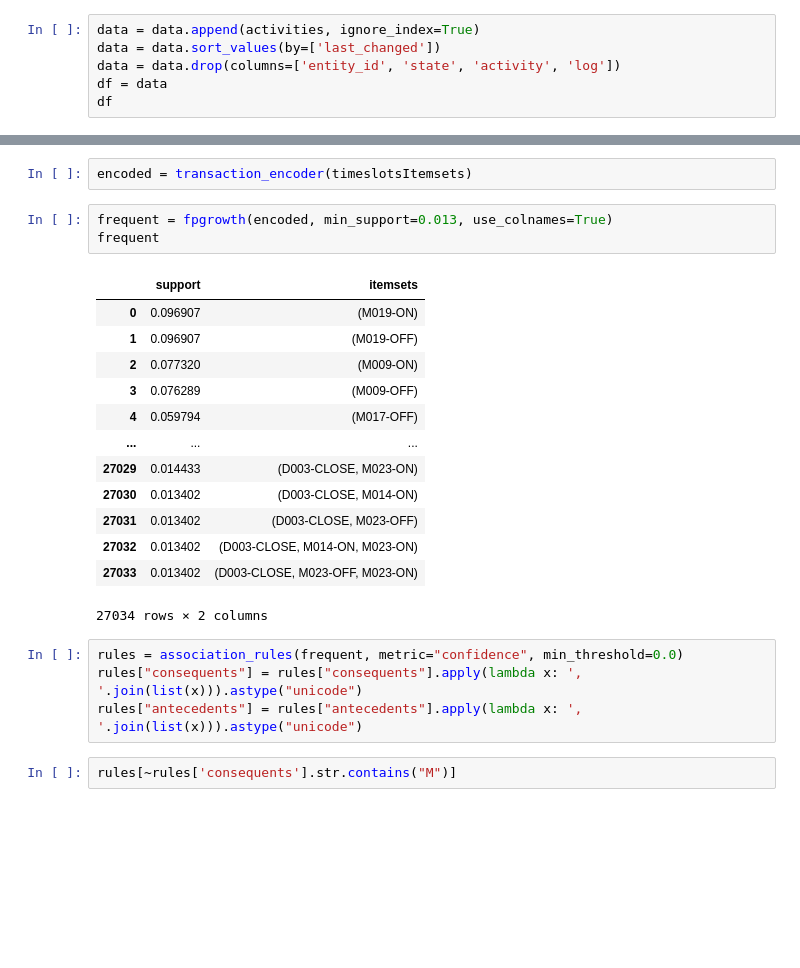
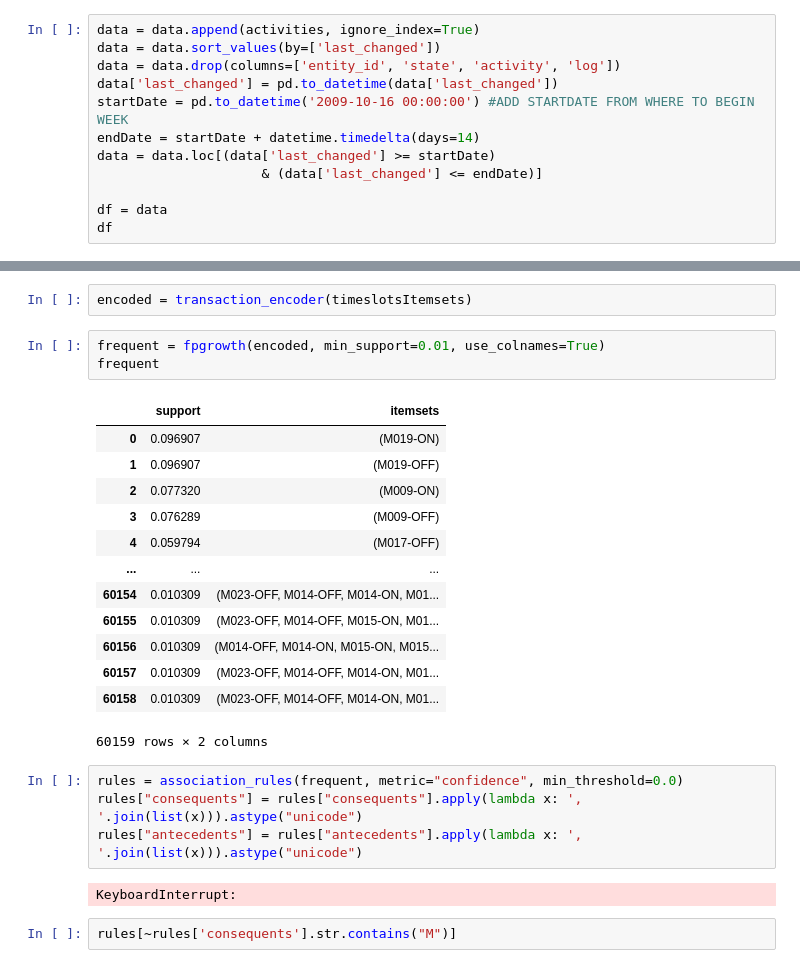
Before and after one commit to Jordenjj/SHASFARM, a Jupyter notebook: validation.ipynb, the cells around one changed output, grey strips where cells are left out. Saved outputs shown, nothing was run; the diff lists cells and outputs as text; blank space fills up the shorter version.

```diff
--- a/validation.ipynb
+++ b/validation.ipynb
@@ -76,6 +76,12 @@ See the caveats in the documentation: https://pandas.pydata.org/pandas-docs/stab
 data = data.append(activities, ignore_index=True)
 data = data.sort_values(by=['last_changed'])
 data = data.drop(columns=['entity_id', 'state', 'activity', 'log'])
+data['last_changed'] = pd.to_datetime(data['last_changed'])
+startDate = pd.to_datetime('2009-10-16 00:00:00') #ADD STARTDATE FROM WHERE TO BEGIN WEEK
+endDate = startDate + datetime.timedelta(days=14)
+data = data.loc[(data['last_changed'] >= startDate)
+                     & (data['last_changed'] <= endDate)]
+
 df = data
 df
 # %% [output]
@@ -152,26 +158,28 @@ def transaction_encoder(data):
 # %%
 encoded = transaction_encoder(timeslotsItemsets)
 # %%
-frequent = fpgrowth(encoded, min_support=0.013, use_colnames=True)
+frequent = fpgrowth(encoded, min_support=0.01, use_colnames=True)
 frequent
 # %% [output]
 |  | support | itemsets |
 | 0 | 0.096907 | (M019-ON) |
 | 1 | 0.096907 | (M019-OFF) |
 | 2 | 0.077320 | (M009-ON) |
 | 3 | 0.076289 | (M009-OFF) |
 | 4 | 0.059794 | (M017-OFF) |
 | ... | ... | ... |
-| 27029 | 0.014433 | (D003-CLOSE, M023-ON) |
-| 27030 | 0.013402 | (D003-CLOSE, M014-ON) |
-| 27031 | 0.013402 | (D003-CLOSE, M023-OFF) |
-| 27032 | 0.013402 | (D003-CLOSE, M014-ON, M023-ON) |
-| 27033 | 0.013402 | (D003-CLOSE, M023-OFF, M023-ON) |
+| 60154 | 0.010309 | (M023-OFF, M014-OFF, M014-ON, M01... |
+| 60155 | 0.010309 | (M023-OFF, M014-OFF, M015-ON, M01... |
+| 60156 | 0.010309 | (M014-OFF, M014-ON, M015-ON, M015... |
+| 60157 | 0.010309 | (M023-OFF, M014-OFF, M014-ON, M01... |
+| 60158 | 0.010309 | (M023-OFF, M014-OFF, M014-ON, M01... |
-27034 rows × 2 columns
+60159 rows × 2 columns
 # %%
 rules = association_rules(frequent, metric="confidence", min_threshold=0.0)
 rules["consequents"] = rules["consequents"].apply(lambda x: ', '.join(list(x))).astype("unicode")
 rules["antecedents"] = rules["antecedents"].apply(lambda x: ', '.join(list(x))).astype("unicode")
+# %% [output]
+KeyboardInterrupt:
 # %%
 rules[~rules['consequents'].str.contains("M")]
 # %% [output]
```
Also changed, not shown: parts of 2 cells of this notebook, 1 other file.
